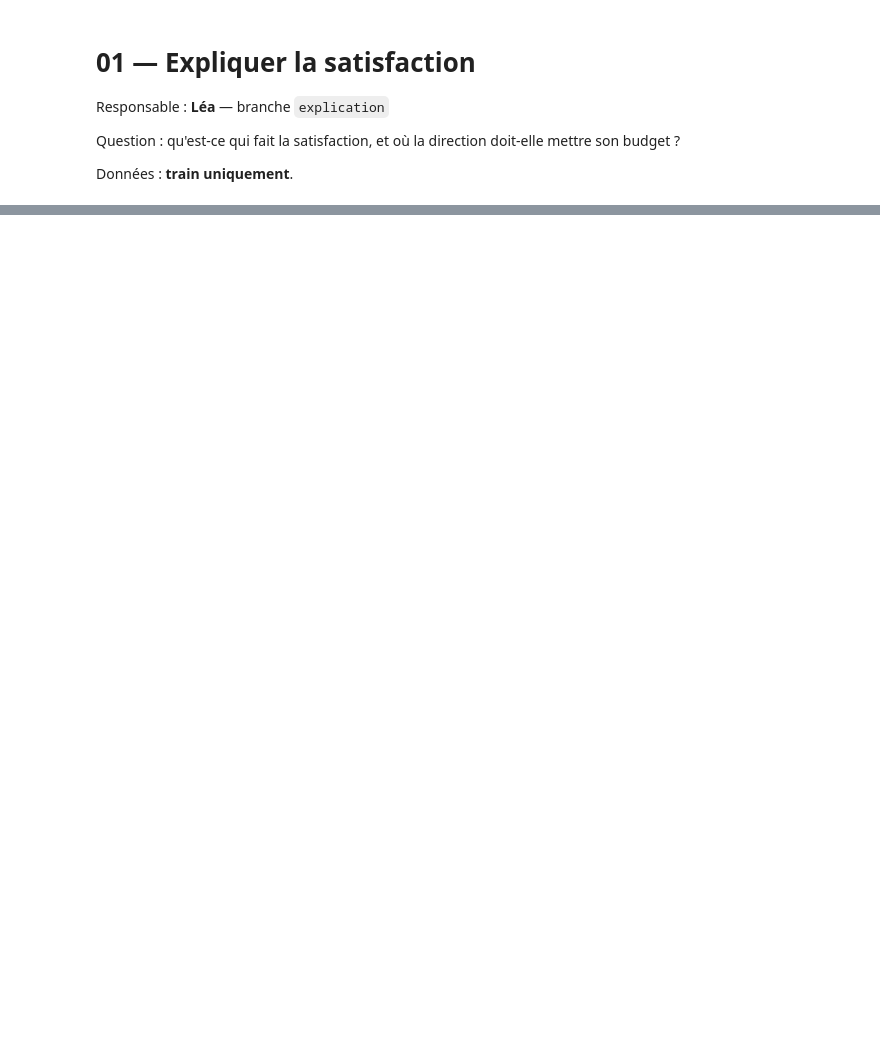
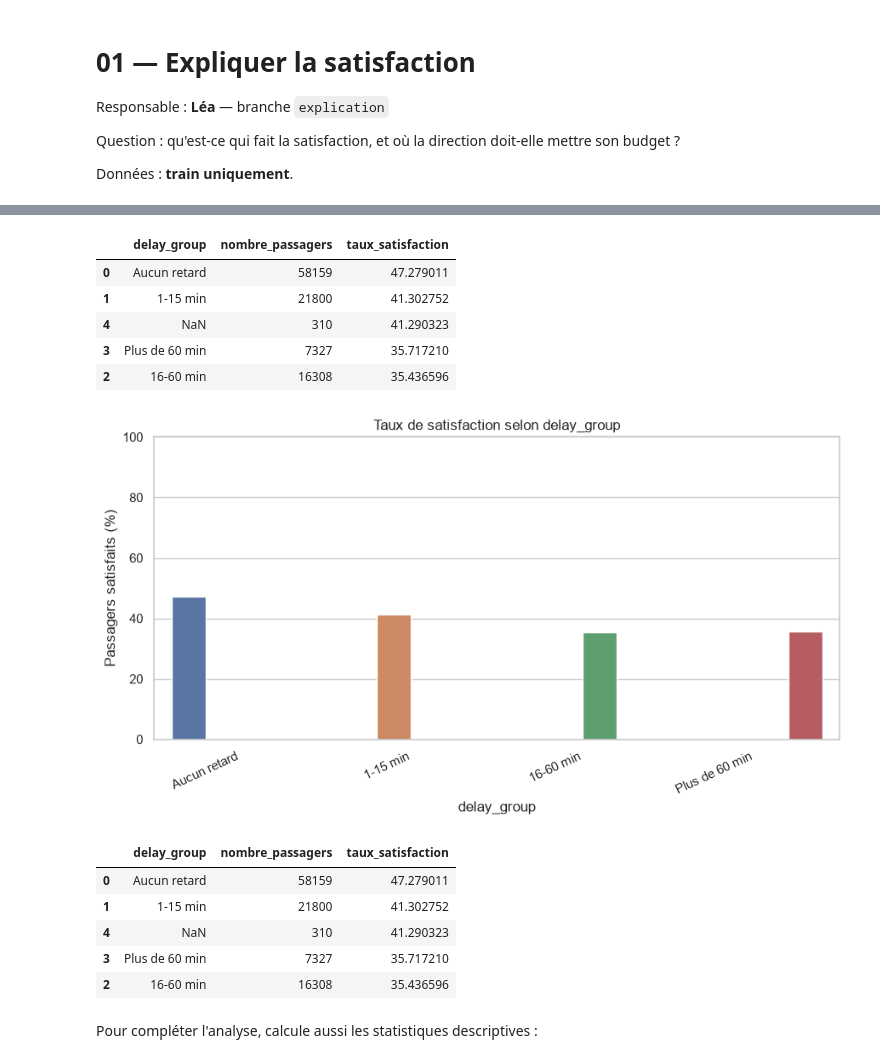
Before and after one commit to lea2110/Rush3, a Jupyter notebook: notebooks/01_exploration_facteurs.ipynb, the cells around one changed output, grey strips where cells are left out. Cells and saved outputs as stored; diff of their text form; code cells hidden in the pictures; blank space fills up the shorter version.

```diff
--- a/notebooks/01_exploration_facteurs.ipynb
+++ b/notebooks/01_exploration_facteurs.ipynb
@@ -36,0 +182,32 @@ Modèle explicatif sur toutes les variables (notes comprises), global puis par s
+# %%
+df["delay_group"] = pd.cut(
+    df["Arrival Delay in Minutes"],
+    bins=[-0.01, 0, 15, 60, np.inf],
+    labels=[
+        "Aucun retard",
+        "1-15 min",
+        "16-60 min",
+        "Plus de 60 min"
+    ]
+)
+
+delay_results = satisfaction_par("delay_group")
+
+display(delay_results)
+graphique_satisfaction("delay_group")
+# %% [output]
+|  | delay_group | nombre_passagers | taux_satisfaction |
+| 0 | Aucun retard | 58159 | 47.279011 |
+| 1 | 1-15 min | 21800 | 41.302752 |
+| 4 | NaN | 310 | 41.290323 |
+| 3 | Plus de 60 min | 7327 | 35.717210 |
+| 2 | 16-60 min | 16308 | 35.436596 |
+[figure, added]
+|  | delay_group | nombre_passagers | taux_satisfaction |
+| 0 | Aucun retard | 58159 | 47.279011 |
+| 1 | 1-15 min | 21800 | 41.302752 |
+| 4 | NaN | 310 | 41.290323 |
+| 3 | Plus de 60 min | 7327 | 35.717210 |
+| 2 | 16-60 min | 16308 | 35.436596 |
+# %% [markdown]
+Pour compléter l'analyse, calcule aussi les statistiques descriptives :
```
Also changed, not shown: parts of 39 cells of this notebook, 1 other file.
